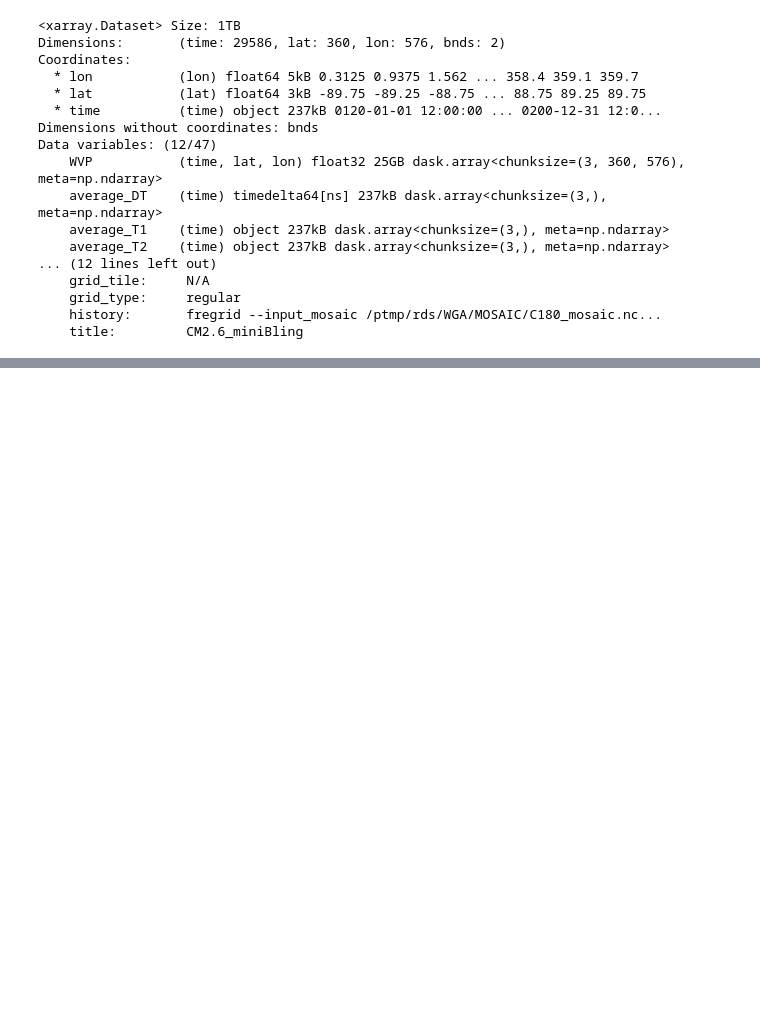
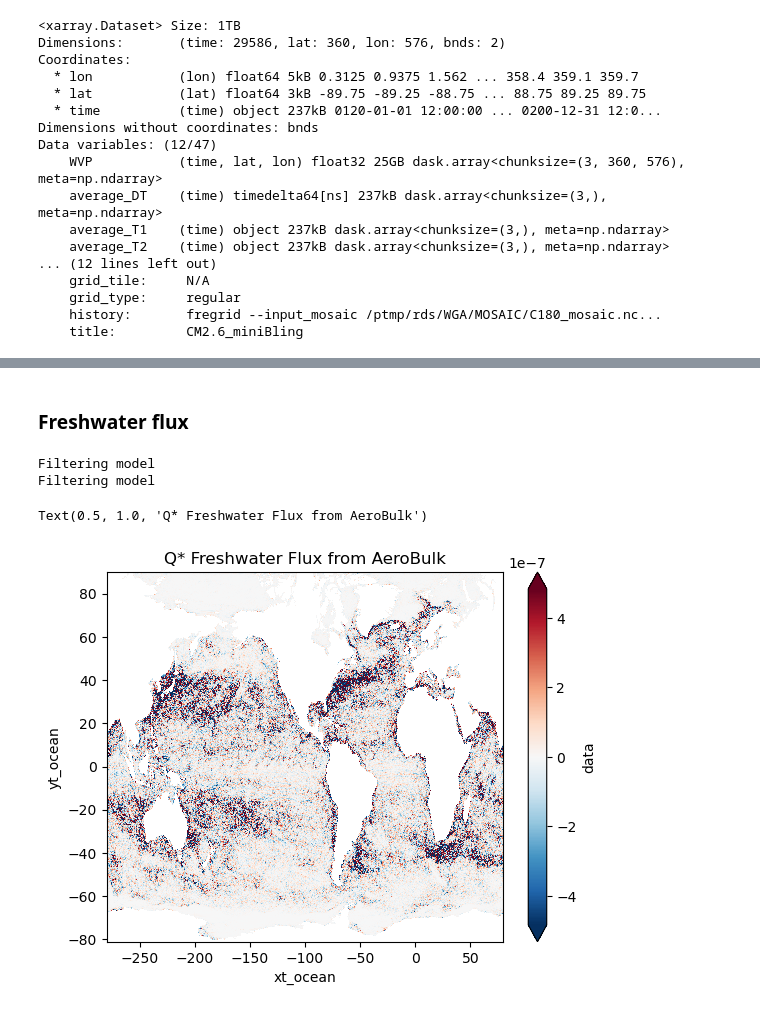
Before and after one commit to ocean-transport/air-sea-ML, a Jupyter notebook: fluxComparisonWithGCM.ipynb, the cells around one changed output, grey strips where cells are left out. Saved outputs shown, nothing was run; the diff lists cells and outputs as text; code cells hidden in the pictures; blank space fills up the shorter version.

```diff
--- a/fluxComparisonWithGCM.ipynb
+++ b/fluxComparisonWithGCM.ipynb
@@ -293,0 +452,27 @@ Attributes:
+# %% [markdown]
+### Freshwater flux
+# %%
+freshfluxHR = evap
+freshfluxHR_DS = freshfluxHR.to_dataset(name='data')
+
+print("Filtering model")
+freshfluxHR_smooth = filter_inputs_dataset(freshfluxHR_DS, ['yt_ocean', 'xt_ocean'], filter_scale=4, filter_type='taper')
+freshfluxHR_smooth_DA = freshfluxHR_smooth['data']
+
+freshfluxLR = evap_LR
+freshfluxLR_DS = freshfluxLR.to_dataset(name='data')
+
+print("Filtering model")
+freshfluxLR_smooth = filter_inputs_dataset(freshfluxLR_DS, ['yt_ocean', 'xt_ocean'], filter_scale=4, filter_type='taper')
+freshfluxLR_smooth_DA = freshfluxLR_smooth['data']
+
+Fcbar = freshfluxLR_smooth_DA
+Fbar = freshfluxHR_smooth_DA
+Fbar_star = Fbar - Fcbar
+Fbar_star.isel(time=0).plot(robust=True)
+plt.title('Q* Freshwater Flux from AeroBulk')
+# %% [output]
+Filtering model
+Filtering model
+Text(0.5, 1.0, 'Q* Freshwater Flux from AeroBulk')
+[figure, added]
```
Also changed, not shown: parts of 26 cells of this notebook.
